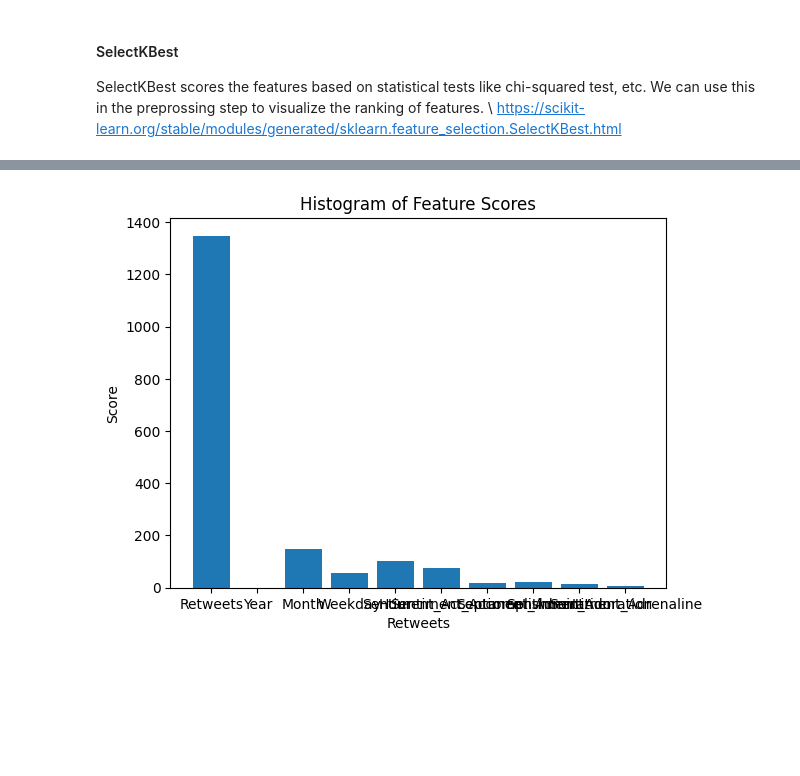
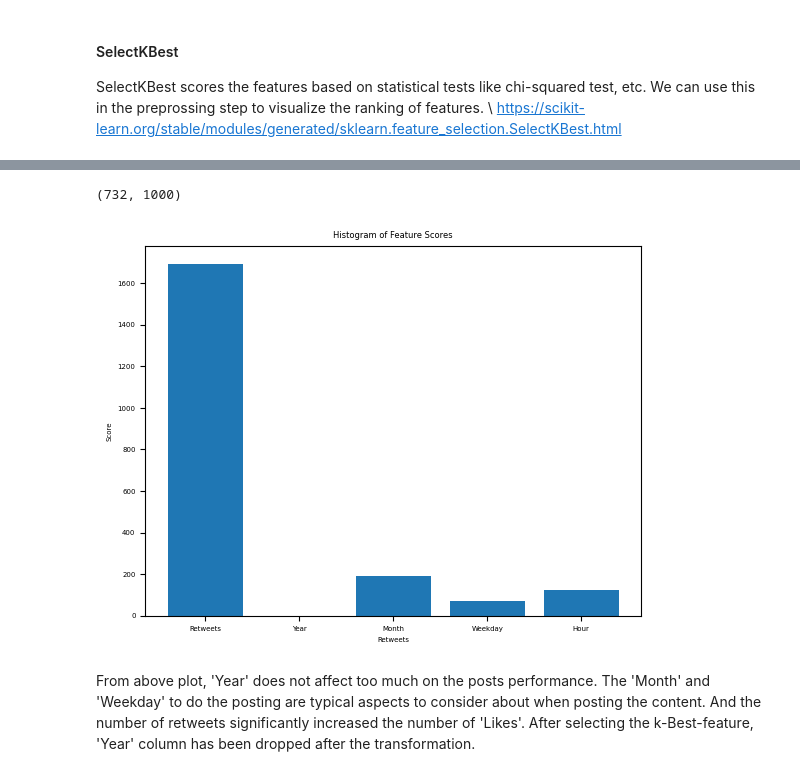
Before and after one commit to xxueewa/colab_projects, a Jupyter notebook: Social_Media_Data_Analysis.ipynb, the cells around one changed output, grey strips where cells are left out. Saved outputs shown, nothing was run; the diff lists cells and outputs as text; code cells hidden in the pictures; blank space fills up the shorter version.

```diff
--- a/Social_Media_Data_Analysis.ipynb
+++ b/Social_Media_Data_Analysis.ipynb
@@ -279,11 +283,3 @@ X_train, X_test, y_train, y_test = train_test_split(X, y, test_size=0.2, random_
 SelectKBest scores the features based on statistical tests
 like chi-squared test, etc. We can use this in the preprossing step to visualize the ranking of features. \\
 https://scikit-learn.org/stable/modules/generated/sklearn.feature_selection.SelectKBest.html
-# %%
-from sklearn.feature_selection import SelectKBest, chi2
-fs = SelectKBest(score_func=chi2, k='all')
-fs.fit(X_train, y_train)
-result = []
-for i in range(10):
-  result.append([X_train.columns[i], fs.scores_[i]])
-  print('Feature %s: %f' % (X_train.columns[i], fs.scores_[i]))
@@ -300,0 +286,7 @@ Feature Sentiment_Adrenaline: 6.697368
+# %%
+from sklearn.feature_selection import SelectKBest, chi2
+fs = SelectKBest(score_func=chi2, k = 1000) # We can select the top k features if set the value here
+X_new = fs.fit_transform(X, y)
+X_new.shape
+# %% [output]
+(732, 1000)
@@ -301,14 +295,23 @@ Feature Sentiment_Adrenaline: 6.697368
 # %%
 import matplotlib.pyplot as plt
 import numpy as np
 
-x = np.array([r[0] for r in result])
-y = np.array([r[1] for r in result])
+result=[]
+for i in range(5):
+  result.append([X.columns[i], fs.scores_[i]])
 
-plt.bar(x, y)
+plt.rcParams.update({'font.size': 5})
+
+a = np.array([r[0] for r in result])
+b = np.array([r[1] for r in result])
+
+plt.bar(a[:5], b[:5])
 plt.xlabel(result[0][0])
 plt.ylabel("Score")
 plt.title("Histogram of Feature Scores")
 plt.show()
 # %% [output]
-[figure, old version]
+[figure, new version]
+# %% [markdown]
+
+From above plot, 'Year' does not affect too much on the posts performance. The 'Month' and 'Weekday' to do the posting are typical aspects to consider about when posting the content. And the number of retweets significantly increased the number of 'Likes'. After selecting the k-Best-feature, 'Year' column has been dropped after the transformation.
```
Also changed, not shown: parts of 13 cells of this notebook.
